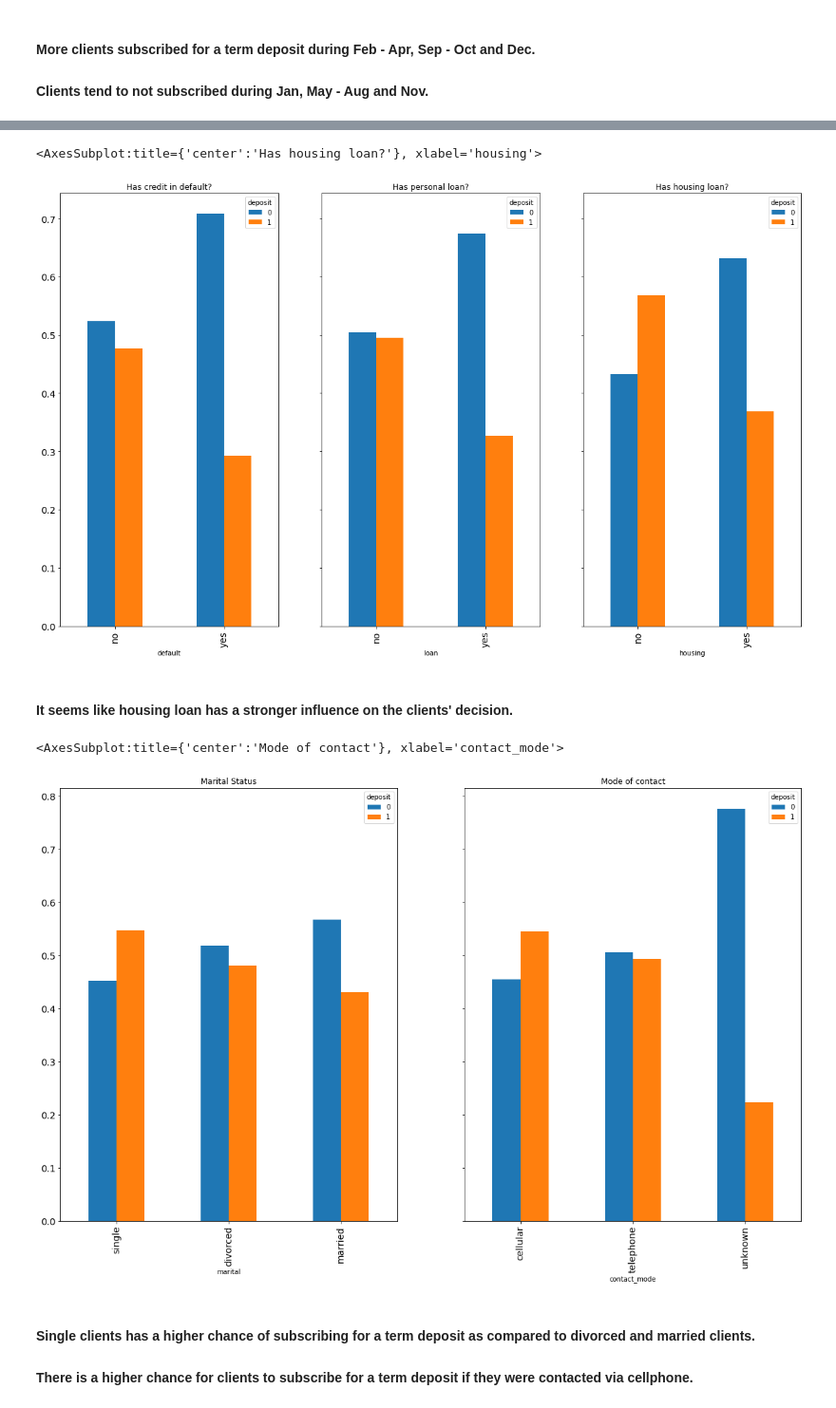
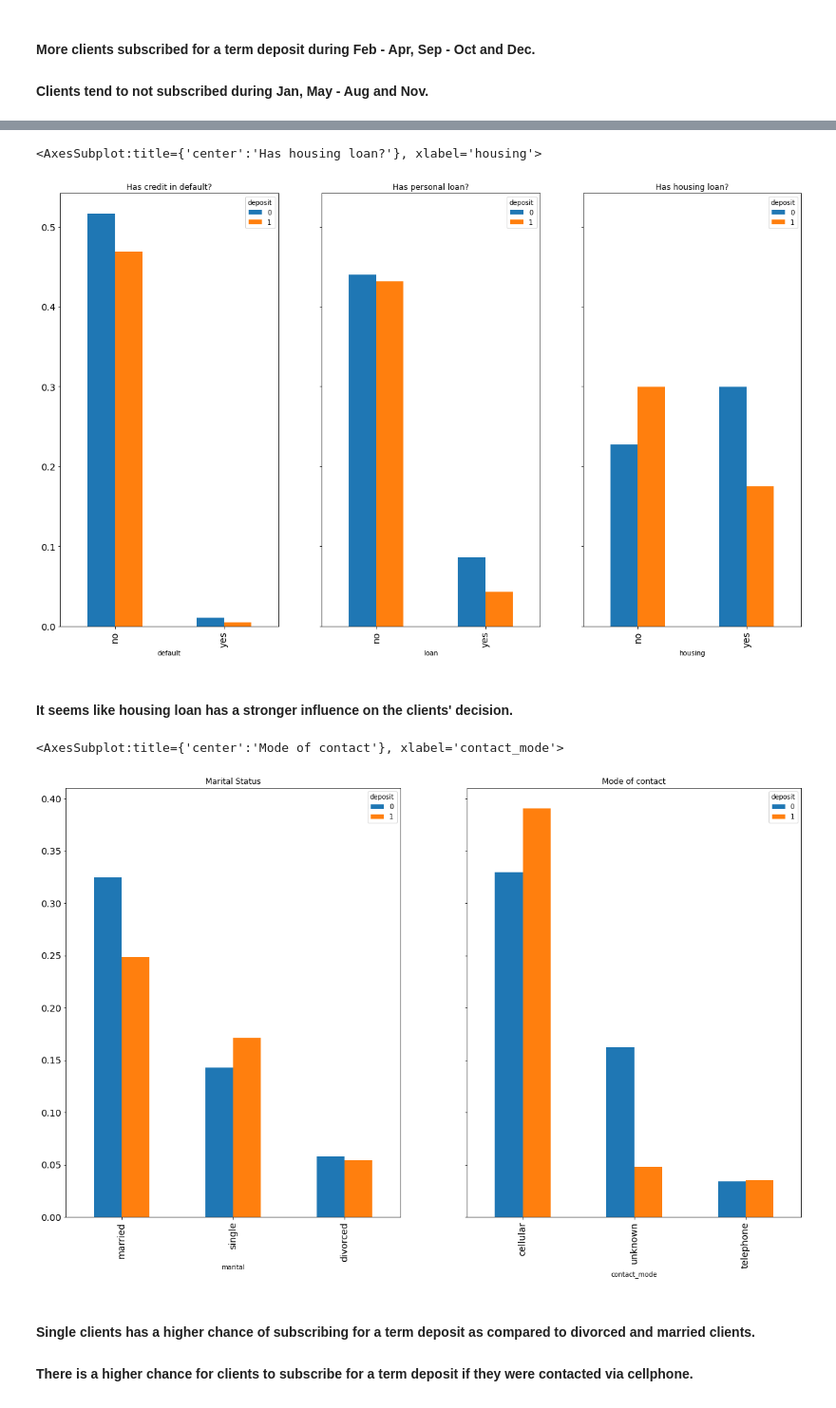
Before and after one commit to Solihin-k/bank_marketing, a Jupyter notebook: Bank_Marketing_Strategy.ipynb, the cells around one changed output, grey strips where cells are left out. Shown: that part at 95% size. Cells and saved outputs as stored; diff of their text form; code cells hidden in the pictures.

```diff
--- a/Bank_Marketing_Strategy.ipynb
+++ b/Bank_Marketing_Strategy.ipynb
@@ -199,7 +194,8 @@ target = full_dataset.iloc[:,-1]
 features_train, features_test, target_train, target_test = train_test_split(features,
                                                                             target,
                                                                             test_size = 0.20,
-                                                                            stratify = target)
+                                                                            stratify = target,
+                                                                            random_state = 99)
 # %%
 print(features_train.shape) # 80% of original dataset
 print(features_test.shape) # 20% of original dataset
@@ -349,35 +345,35 @@ plt.xticks(range(0,len(jobs.index)), jobs.index);
 fig, axes = plt.subplots(nrows=1, ncols=3,figsize=(20, 12), sharey = True)
 fig.subplots_adjust(hspace=.3)
 
-default = pd.crosstab(train_set['default'], train_set['deposit']).apply(lambda r: r/r.sum(), axis=1)
+default = pd.crosstab(train_set['default'], train_set['deposit'], normalize = 'all')
 default.plot(kind = 'bar', ax=axes[0], fontsize = 14, title = 'Has credit in default?')
 
-loan = pd.crosstab(train_set['loan'], train_set['deposit']).apply(lambda r: r/r.sum(), axis=1)
+loan = pd.crosstab(train_set['loan'], train_set['deposit'], normalize = 'all')
 loan.plot(kind = 'bar', ax = axes[1], fontsize = 14, title = 'Has personal loan?')
 
-housing = pd.crosstab(train_set['housing'], train_set['deposit']).apply(lambda r: r/r.sum(), axis=1)
+housing = pd.crosstab(train_set['housing'], train_set['deposit'], normalize = 'all')
 housing.plot(kind = 'bar', ax = axes[2], fontsize = 14, title = 'Has housing loan?')
 # %% [output]
 <AxesSubplot:title={'center':'Has housing loan?'}, xlabel='housing'>
-[figure, old version]
+[figure, new version]
 # %% [markdown]
 #### It seems like housing loan has a stronger influence on the clients' decision.
 # %%
 fig, axes = plt.subplots(nrows=1, ncols=2,figsize=(20, 12), sharey = True)
 fig.subplots_adjust(hspace=.3)
 
 marital = pd.crosstab(train_set['marital'],
-                      train_set['deposit']).apply(lambda r: r/r.sum(), axis=1).sort_values(by = [1, 0], ascending = False)
+                      train_set['deposit'], normalize = 'all').sort_values(by = [1, 0], ascending = False)
 
 marital.plot(kind = 'bar', ax=axes[0], fontsize = 14, title = 'Marital Status')
 
 contact = pd.crosstab(train_set['contact_mode'],
-                      train_set['deposit']).apply(lambda r: r/r.sum(), axis=1).sort_values(by = [1, 0], ascending = False)
+                      train_set['deposit'], normalize = 'all').sort_values(by = [1, 0], ascending = False)
 
 contact.plot(kind = 'bar', ax=axes[1], fontsize = 14, title = 'Mode of contact')
 # %% [output]
 <AxesSubplot:title={'center':'Mode of contact'}, xlabel='contact_mode'>
-[figure, old version]
+[figure, new version]
 # %% [markdown]
 #### Single clients has a higher chance of subscribing for a term deposit as compared to divorced and married clients.
 #### There is a higher chance for clients to subscribe for a term deposit if they were contacted via cellphone.
```
Also changed, not shown: parts of 32 cells of this notebook.
